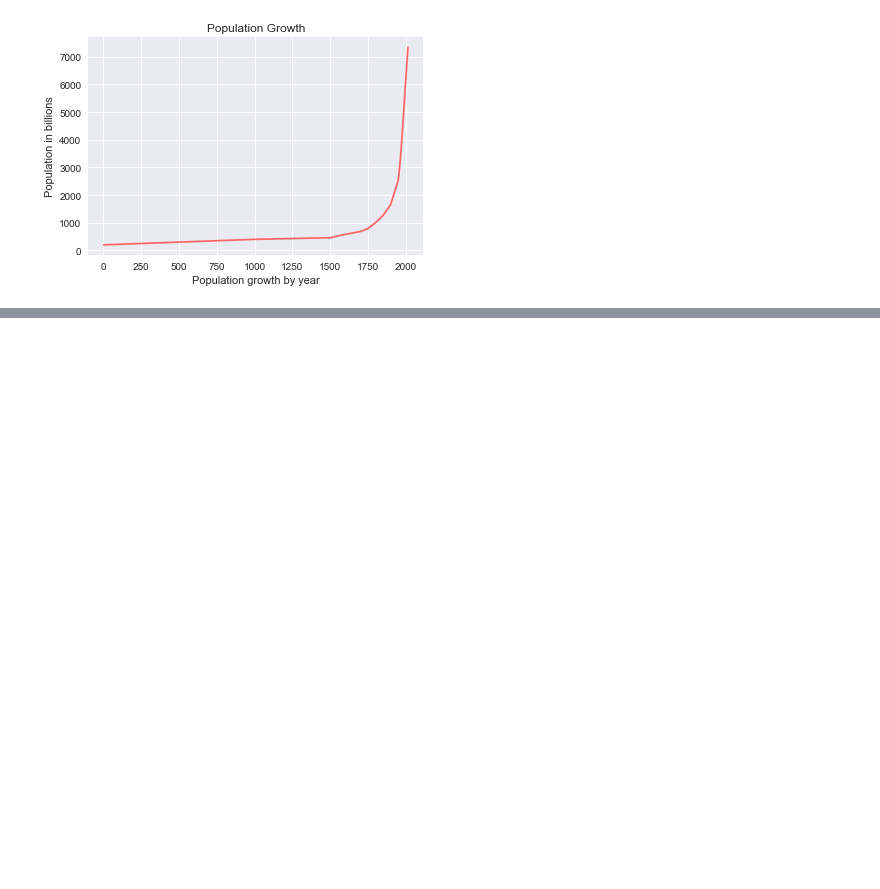
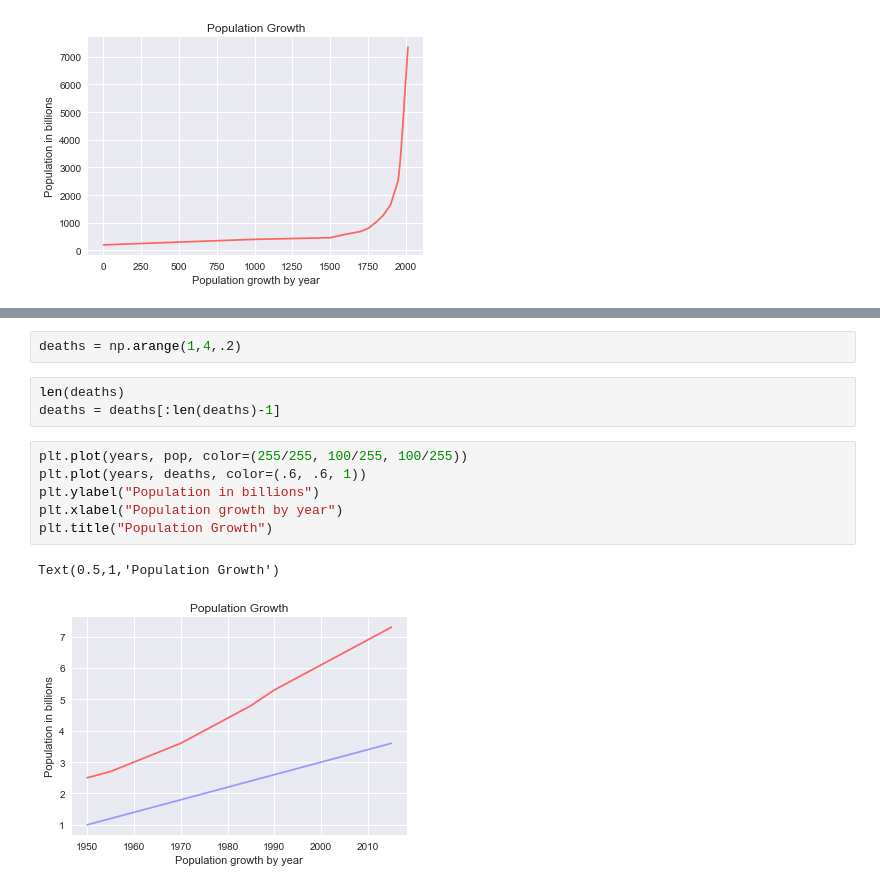
Before and after one commit to jhonasttan/pythonBegToAdClass, a Jupyter notebook: sect14-project9-DataVisiualization/mainNoteBook.ipynb, the cells around one changed output, grey strips where cells are left out. Saved outputs shown, nothing was run; the diff lists cells and outputs as text; blank space fills up the shorter version.

```diff
--- a/sect14-project9-DataVisiualization/mainNoteBook.ipynb
+++ b/sect14-project9-DataVisiualization/mainNoteBook.ipynb
@@ -66,0 +70,14 @@ wp_over_time.plot(color=(255/255, 100/255, 100/255), title="Population growth in
+# %%
+deaths = np.arange(1,4,.2)
+# %%
+len(deaths)
+deaths = deaths[:len(deaths)-1]
+# %%
+plt.plot(years, pop, color=(255/255, 100/255, 100/255))
+plt.plot(years, deaths, color=(.6, .6, 1))
+plt.ylabel("Population in billions")
+plt.xlabel("Population growth by year")
+plt.title("Population Growth")
+# %% [output]
+Text(0.5,1,'Population Growth')
+[figure, added]
```
Also changed, not shown: parts of 3 cells of this notebook.
